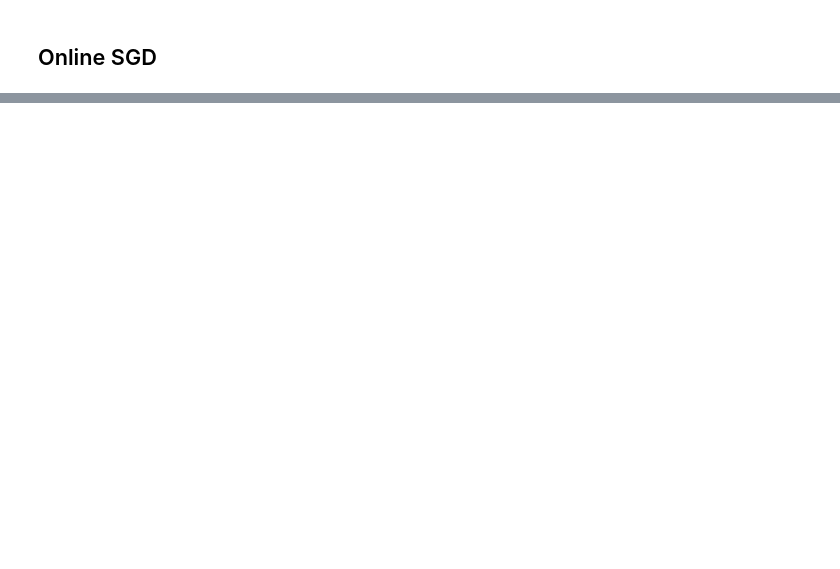
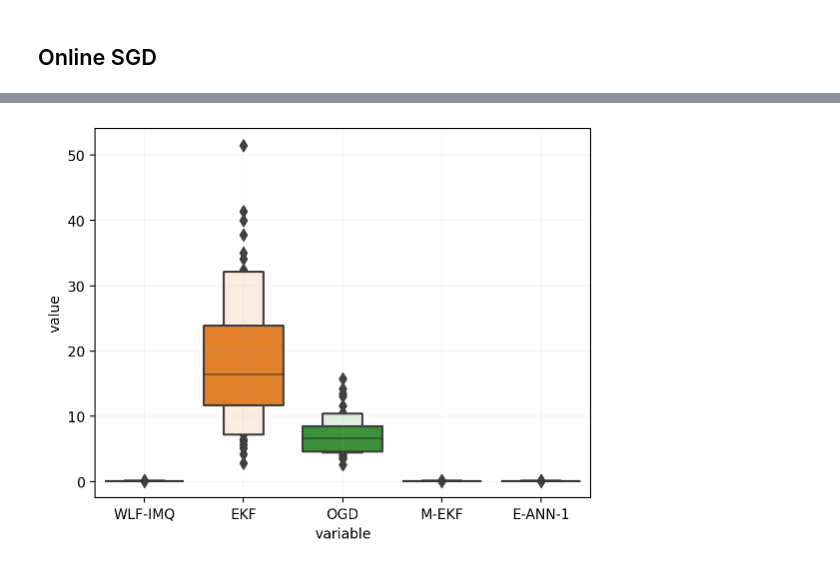
Before and after one commit to gerdm/weighted-likelihood-filter, a Jupyter notebook: experiments/uci-regression.ipynb, the cells around one changed output, grey strips where cells are left out. Cells and saved outputs as stored; diff of their text form; code cells hidden in the pictures; blank space fills up the shorter version.

```diff
--- a/experiments/uci-regression.ipynb
+++ b/experiments/uci-regression.ipynb
@@ -165,9 +308,18 @@ def lossfn(params, counter, x, y, applyfn):
 agent = replay_sgd.FifoSGD(
     model.apply,
     lossfn,
-    optax.adam(1e-3),
+    optax.adam(0.1),
     buffer_size=1,
     dim_features=X.shape[-1],
     dim_output=1,
     n_inner=1
 )
+
+callback = partial(callback_fn, applyfn=model.apply)
+
+bel_init = agent.init_bel(params_init)
+state_final, yhat = agent.scan(bel_init, y, X, callback)
+yhat = yhat.squeeze()
+
+errs = (y - yhat)[ix_clean]
+jnp.sqrt(jnp.power(errs, 2).mean())
@@ -195,0 +328,5 @@ plt.grid(alpha=0.3)
+# %%
+%%time
+_, yhat_collection_ogd = jax.vmap(agent.scan, in_axes=(None, 0, 0, None))(bel_init, y_collection, X_collection, callback)
+yhat_collection_ogd = jax.block_until_ready(yhat_collection_ogd)
+yhat_collection_ogd = yhat_collection_ogd.squeeze()
@@ -195,0 +336,2 @@ plt.grid(alpha=0.3)
+# %%
+err_collection_ogd  = pd.DataFrame(np.power(y_collection - yhat_collection_ogd, 2).T)
@@ -195,0 +342,10 @@ plt.grid(alpha=0.3)
+# %%
+df_results = pd.DataFrame({
+    "WLF-IMQ": err_collection_wlf.mul(mask_clean).sum(axis=0) / mask_clean.sum(axis=0),
+    "EKF": err_collection_ekf.mul(mask_clean).sum(axis=0) / mask_clean.sum(axis=0),
+    "OGD": err_collection_ogd.mul(mask_clean).sum(axis=0) / mask_clean.sum(axis=0),
+    "M-EKF": err_collection_mekf.mul(mask_clean).sum(axis=0) / mask_clean.sum(axis=0),
+    "E-ANN-1": err_collection_ann1.mul(mask_clean).sum(axis=0) / mask_clean.sum(axis=0),
+})
+
+df_results.describe()
@@ -195,0 +362,9 @@ plt.grid(alpha=0.3)
+# %%
+sns.boxenplot(
+    x="variable",
+    y="value",
+    data=df_results.melt(),
+)
+plt.grid(alpha=0.1)
+# %% [output]
+[figure, added]
```
Also changed, not shown: parts of 58 cells of this notebook, 1 other file.
